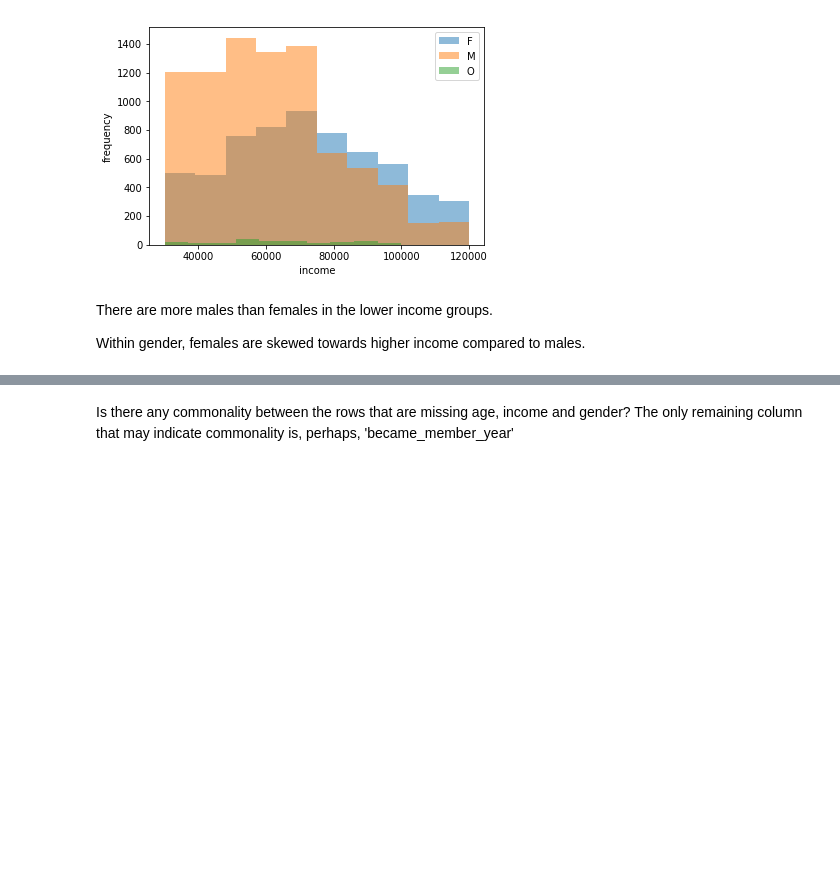
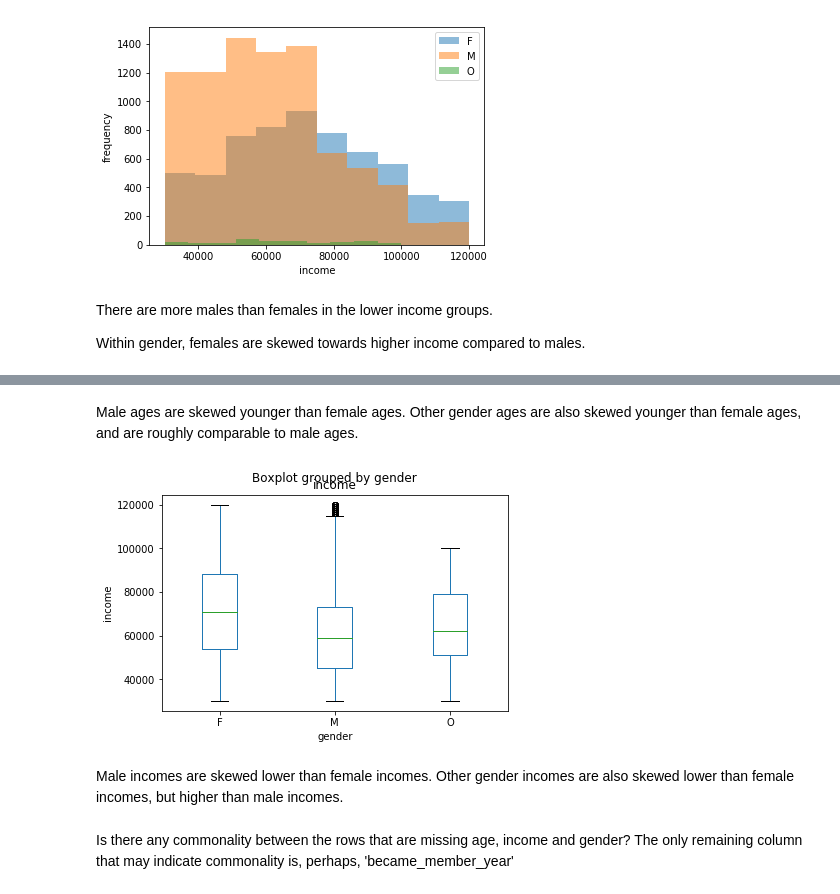
Before and after one commit to a1pat/Starbucks-Capstone, a Jupyter notebook: Starbucks_Capstone_notebook.ipynb, the cells around one changed output, grey strips where cells are left out. Cells and saved outputs as stored; diff of their text form; code cells hidden in the pictures; blank space fills up the shorter version.

```diff
--- a/Starbucks_Capstone_notebook.ipynb
+++ b/Starbucks_Capstone_notebook.ipynb
@@ -398,3 +404,13 @@ Within gender, females are skewed towards higher income compared to males.
+# %% [markdown]
+Male ages are skewed younger than female ages. Other gender ages are also skewed younger than female ages, and are roughly comparable to male ages.
+# %%
+# make a boxplot of income distribution by gender
+profile.boxplot(by='gender', column='income', grid=False)
+plt.ylabel('income');
+# %% [output]
+[figure, added]
+# %% [markdown]
+Male incomes are skewed lower than female incomes. Other gender incomes are also skewed lower than female incomes, but higher than male incomes.
 # %% [markdown]
 Is there any commonality between the rows that are missing age, income and gender? The only remaining column that may indicate commonality is, perhaps, 'became_member_year'
 # %%
```
Also changed, not shown: parts of 25 cells of this notebook.
